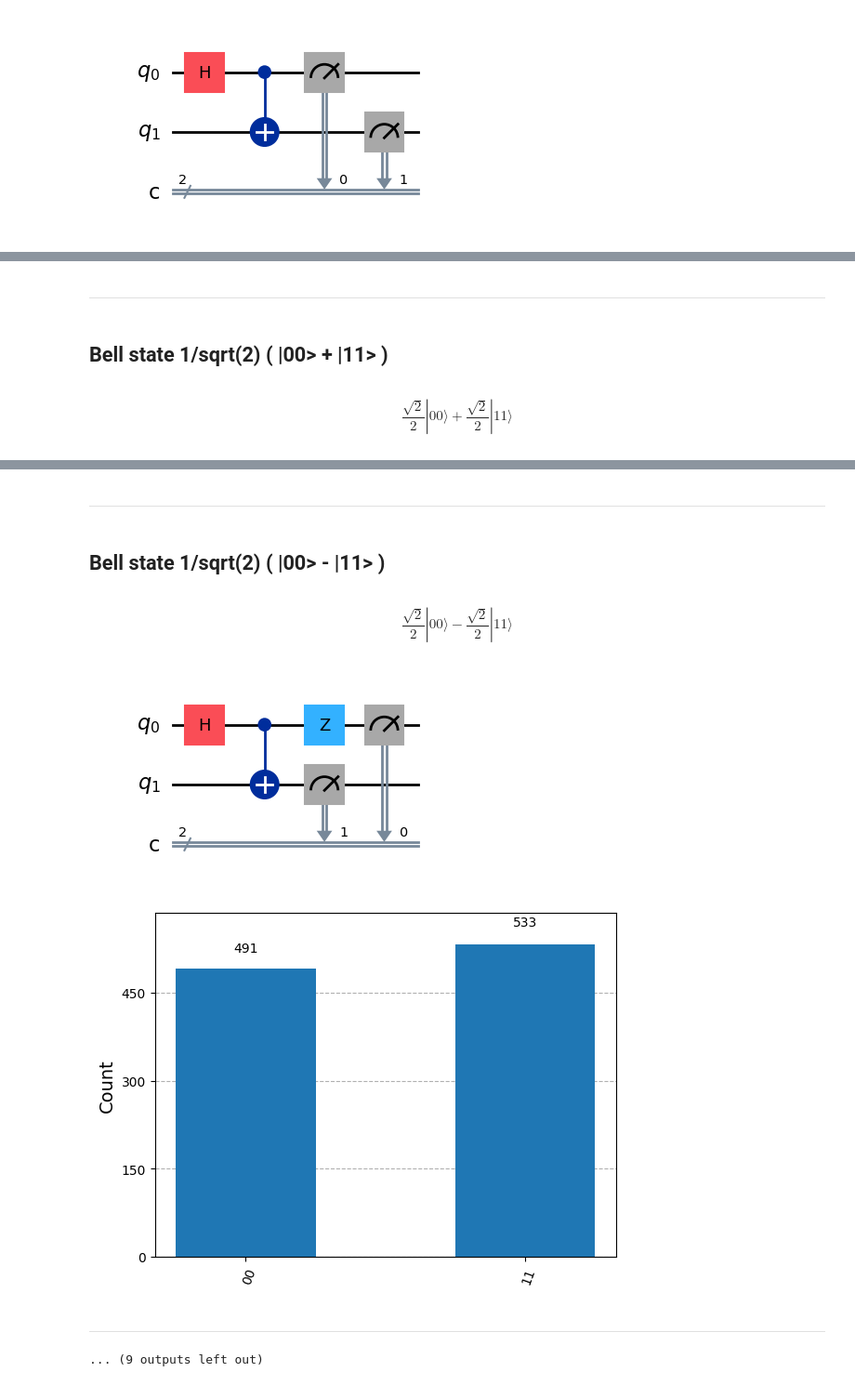
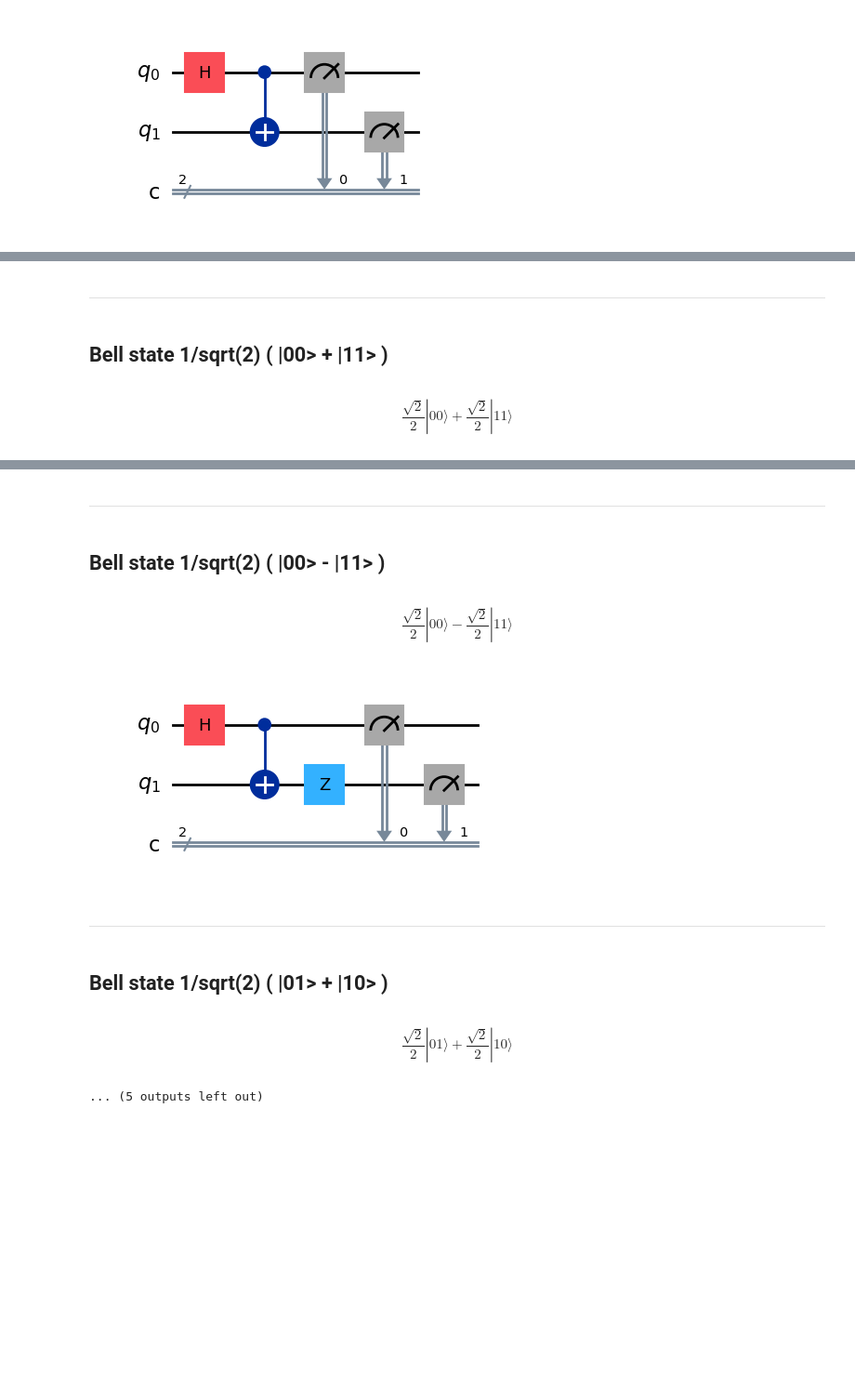
Before and after one commit to wschia100/SIT-UofG-QC, a Jupyter notebook: QC-Lab1.ipynb, the cells around one changed output, grey strips where cells are left out. Shown at 93% size. Cells and saved outputs as stored; diff of their text form; code cells hidden in the pictures; blank space fills up the shorter version.

```diff
--- a/QC-Lab1.ipynb
+++ b/QC-Lab1.ipynb
@@ -230,7 +230,7 @@ qc_compiled = transpile(circuit, backend)
 job_sim = backend.run(qc_compiled, shots=1024)
 result_sim = job_sim.result()
 counts = result_sim.get_counts(qc_compiled)
-display(plot_histogram(counts))
+# display(plot_histogram(counts))
 
 
 
@@ -239,7 +239,7 @@ display(Markdown(f'## Bell state 1/sqrt(2) ( |00> - |11> )'))
 circuit = QuantumCircuit(2,2)
 circuit.h(0)
 circuit.cx(0,1) # cx means CNOT because it's a controlled version of x (negation)
-circuit.z(0) # flip the phase
+circuit.z(1) # flip the phase
 
 # --- Extract and display the state vector ---
 state = Statevector.from_int(0, 4).evolve(circuit)
@@ -252,7 +252,7 @@ qc_compiled = transpile(circuit, backend)
 job_sim = backend.run(qc_compiled, shots=1024)
 result_sim = job_sim.result()
 counts = result_sim.get_counts(qc_compiled)
-display(plot_histogram(counts))
+# display(plot_histogram(counts))
 
 
 
@@ -263,7 +263,7 @@ display(Markdown(f'## Bell state 1/sqrt(2) ( |01> + |10> )'))
 circuit = QuantumCircuit(2,2)
 circuit.h(0)
 circuit.cx(0,1) # cx means CNOT because it's a controlled version of x (negation)
-circuit.x(1) # bit flip for 1
+circuit.x(0) # bit flip
 
 # --- Extract and display the state vector ---
 state = Statevector.from_int(0, 4).evolve(circuit)
@@ -276,7 +276,7 @@ qc_compiled = transpile(circuit, backend)
 job_sim = backend.run(qc_compiled, shots=1024)
 result_sim = job_sim.result()
 counts = result_sim.get_counts(qc_compiled)
-display(plot_histogram(counts))
+# display(plot_histogram(counts))
 
 
 
@@ -287,8 +287,9 @@ display(Markdown(f'## Bell state 1/sqrt(2) ( |01> - |10> )'))
 circuit = QuantumCircuit(2,2)
 circuit.h(0)
 circuit.cx(0,1) # cx means CNOT because it's a controlled version of x (negation)
-circuit.x(1) # bit flip for 1
-circuit.z(0) # flip the phase
+circuit.x(0) # bit flip
+circuit.z(1) # flip the phase
+
 
 # --- Extract and display the state vector ---
 state = Statevector.from_int(0, 4).evolve(circuit)
@@ -301,7 +302,7 @@ qc_compiled = transpile(circuit, backend)
 job_sim = backend.run(qc_compiled, shots=1024)
 result_sim = job_sim.result()
 counts = result_sim.get_counts(qc_compiled)
-display(plot_histogram(counts))
+# display(plot_histogram(counts))
 # %% [output]
 [interactive output not drawn]
 ---
@@ -312,10 +312,11 @@ $$\frac{\sqrt{2}}{2} |00\rangle+\frac{\sqrt{2}}{2} |11\rangle$$
 ---
 ## Bell state 1/sqrt(2) ( |00> - |11> )
 $$\frac{\sqrt{2}}{2} |00\rangle- \frac{\sqrt{2}}{2} |11\rangle$$
-[figure, removed]
-[figure, removed]
+[figure, new version]
 ---
+## Bell state 1/sqrt(2) ( |01> + |10> )
+$$\frac{\sqrt{2}}{2} |01\rangle+\frac{\sqrt{2}}{2} |10\rangle$$
-... (9 outputs left out)
+... (5 outputs left out)
 # %%
 # EXERCISE
 
```
Also changed, not shown: parts of 6 cells of this notebook.
